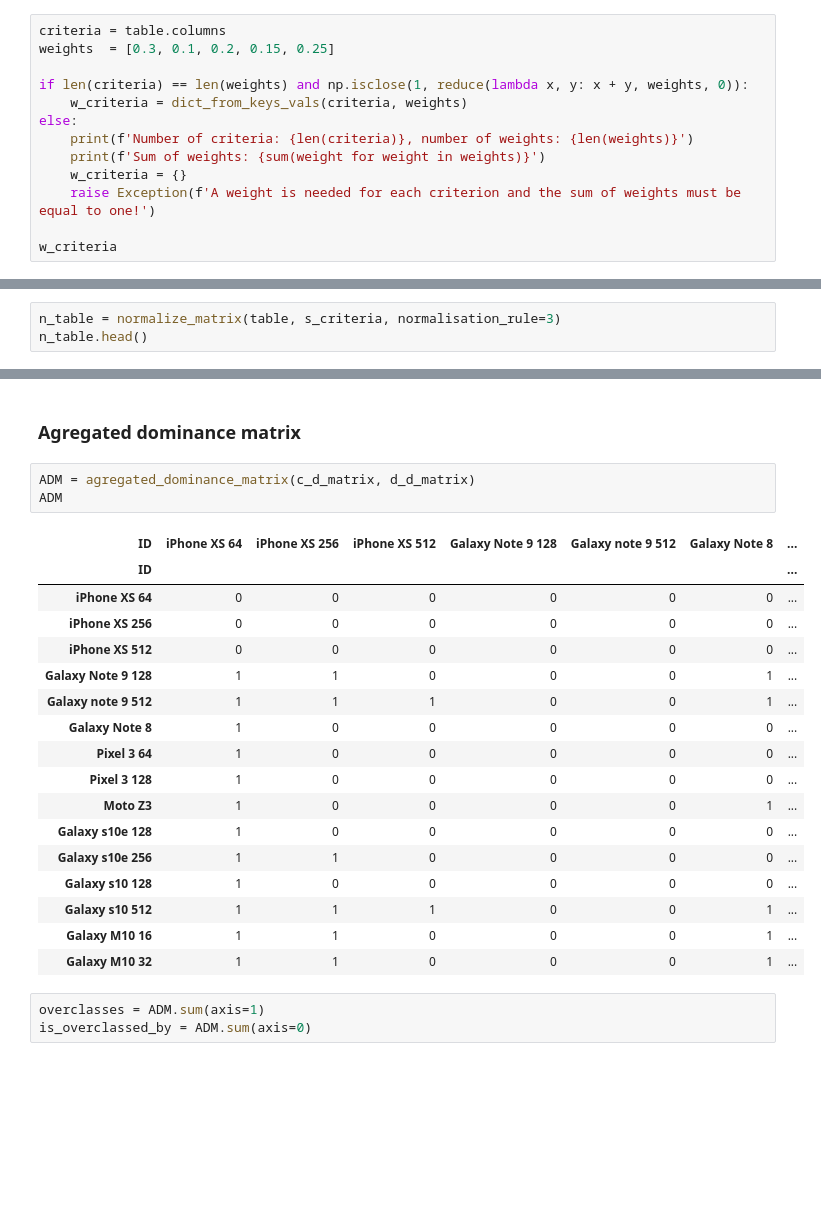
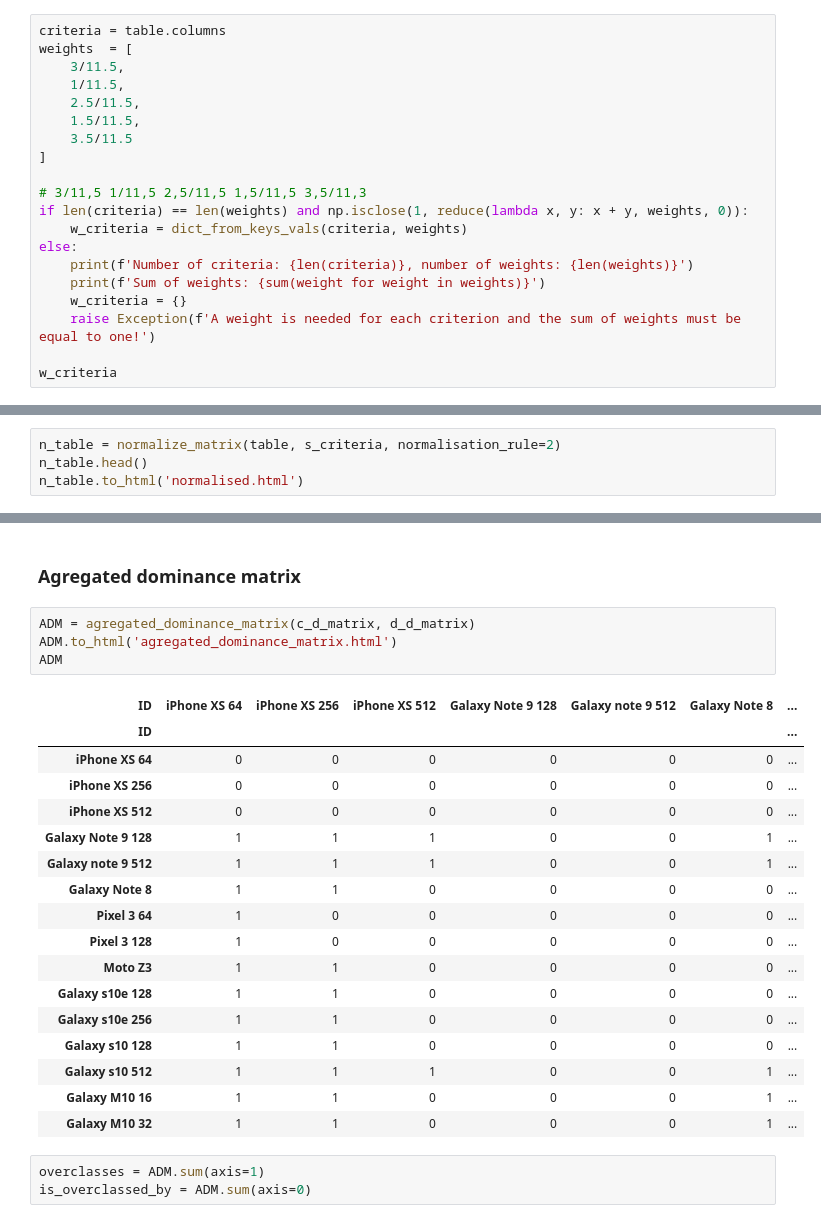
Before and after one commit to gmagannaDevelop/Electre, a Jupyter notebook: ELECTRE.ipynb, the cells around one changed output, grey strips where cells are left out. Drawn from its saved outputs; the diff is of its cells as text; blank space fills up the shorter version.

```diff
--- a/ELECTRE.ipynb
+++ b/ELECTRE.ipynb
@@ -201,8 +188,15 @@ table
 ### We create a dictionnary to easily map from the criteria to their respective weights.
 # %%
 criteria = table.columns
-weights  = [0.3, 0.1, 0.2, 0.15, 0.25]
+weights  = [
+    3/11.5,
+    1/11.5,
+    2.5/11.5,
+    1.5/11.5,
+    3.5/11.5
+]
 
+# 3/11,5 1/11,5 2,5/11,5 1,5/11,5 3,5/11,3
 if len(criteria) == len(weights) and np.isclose(1, reduce(lambda x, y: x + y, weights, 0)):
     w_criteria = dict_from_keys_vals(criteria, weights)
 else:
@@ -269,5 +263,6 @@ For the normalisation part, there are many possible rules. The following options
 # %% [markdown]
 ### Choose the normalisation rule
 # %%
-n_table = normalize_matrix(table, s_criteria, normalisation_rule=3)
+n_table = normalize_matrix(table, s_criteria, normalisation_rule=2)
 n_table.head()
+n_table.to_html('normalised.html')
@@ -360,22 +328,23 @@ d_d_matrix.head()
 ### Agregated dominance matrix
 # %%
 ADM = agregated_dominance_matrix(c_d_matrix, d_d_matrix)
+ADM.to_html('agregated_dominance_matrix.html')
 ADM
 # %% [output]
 | ID | iPhone XS 64 | iPhone XS 256 | iPhone XS 512 | Galaxy Note 9 128 | Galaxy note 9 512 | Galaxy Note 8 | ... |
 | ID |  |  |  |  |  |  | ... |
 | iPhone XS 64 | 0 | 0 | 0 | 0 | 0 | 0 | ... |
 | iPhone XS 256 | 0 | 0 | 0 | 0 | 0 | 0 | ... |
 | iPhone XS 512 | 0 | 0 | 0 | 0 | 0 | 0 | ... |
-| Galaxy Note 9 128 | 1 | 1 | 0 | 0 | 0 | 1 | ... |
+| Galaxy Note 9 128 | 1 | 1 | 1 | 0 | 0 | 1 | ... |
 | Galaxy note 9 512 | 1 | 1 | 1 | 0 | 0 | 1 | ... |
-| Galaxy Note 8 | 1 | 0 | 0 | 0 | 0 | 0 | ... |
+| Galaxy Note 8 | 1 | 1 | 0 | 0 | 0 | 0 | ... |
 | Pixel 3 64 | 1 | 0 | 0 | 0 | 0 | 0 | ... |
 | Pixel 3 128 | 1 | 0 | 0 | 0 | 0 | 0 | ... |
-| Moto Z3 | 1 | 0 | 0 | 0 | 0 | 1 | ... |
-| Galaxy s10e 128 | 1 | 0 | 0 | 0 | 0 | 0 | ... |
+| Moto Z3 | 1 | 1 | 0 | 0 | 0 | 0 | ... |
+| Galaxy s10e 128 | 1 | 1 | 0 | 0 | 0 | 0 | ... |
 | Galaxy s10e 256 | 1 | 1 | 0 | 0 | 0 | 0 | ... |
-| Galaxy s10 128 | 1 | 0 | 0 | 0 | 0 | 0 | ... |
+| Galaxy s10 128 | 1 | 1 | 0 | 0 | 0 | 0 | ... |
 | Galaxy s10 512 | 1 | 1 | 1 | 0 | 0 | 1 | ... |
 | Galaxy M10 16 | 1 | 1 | 0 | 0 | 0 | 1 | ... |
 | Galaxy M10 32 | 1 | 1 | 0 | 0 | 0 | 1 | ... |
```
Also changed, not shown: parts of 13 cells of this notebook, 1 other file.
